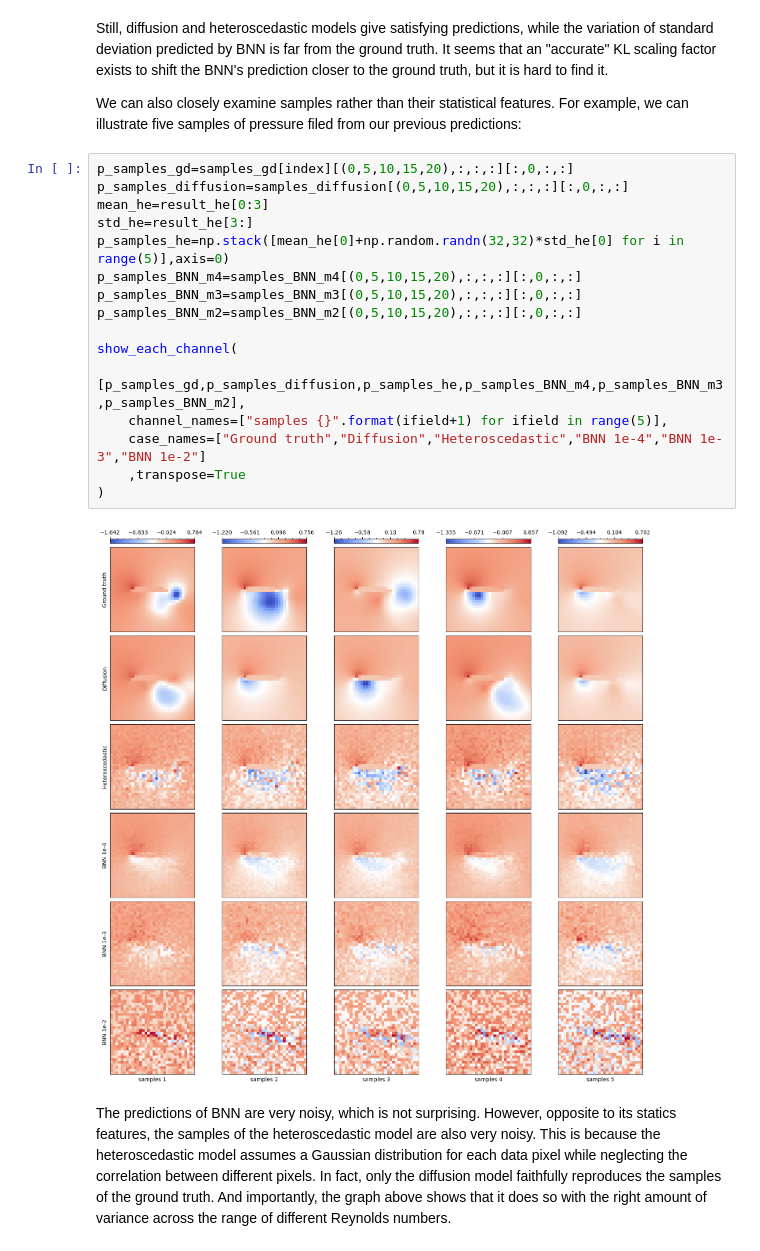
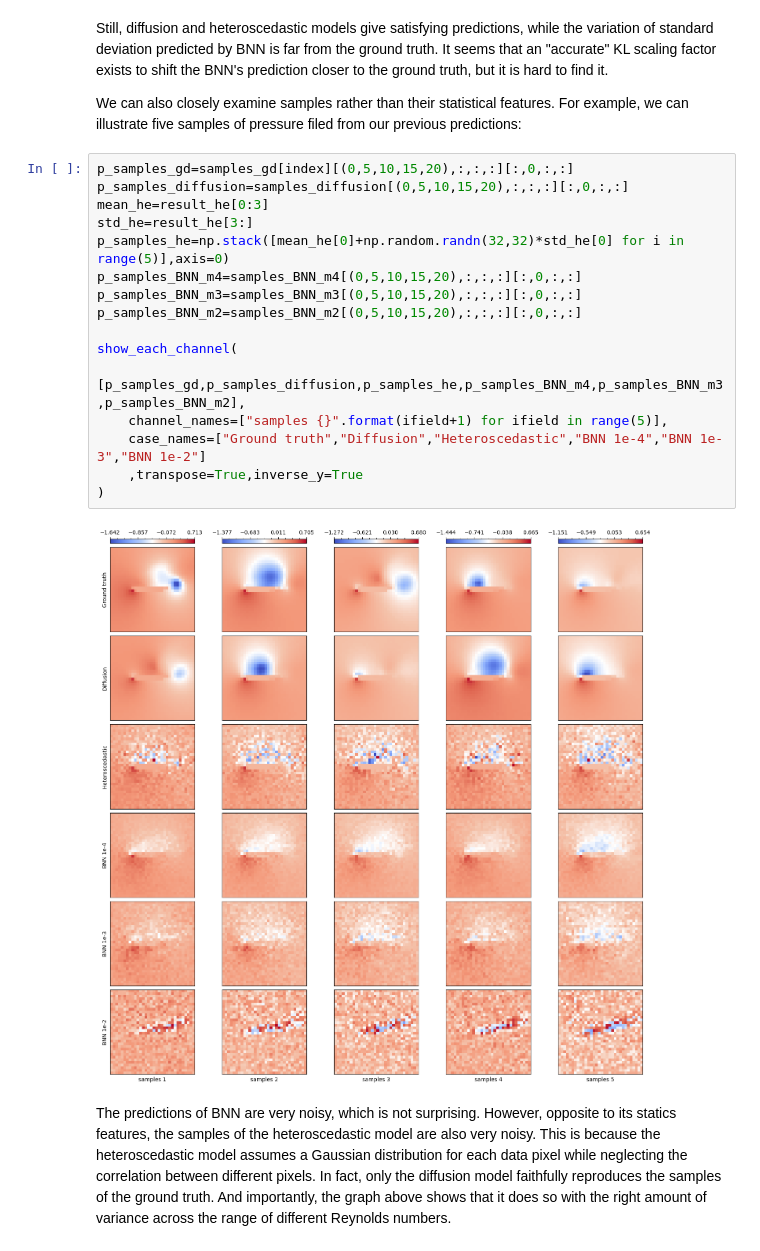
Before and after one commit to tum-pbs/Diffusion-based-Flow-Prediction, a Jupyter notebook: sample.ipynb, the cells around one changed output. Drawn from its saved outputs; the diff is of its cells as text.

```diff
--- a/sample.ipynb
+++ b/sample.ipynb
@@ -206,20 +206,20 @@ We can also closely examine samples rather than their statistical features. For
 # %%
 p_samples_gd=samples_gd[index][(0,5,10,15,20),:,:,:][:,0,:,:]
 p_samples_diffusion=samples_diffusion[(0,5,10,15,20),:,:,:][:,0,:,:]
 mean_he=result_he[0:3]
 std_he=result_he[3:]
 p_samples_he=np.stack([mean_he[0]+np.random.randn(32,32)*std_he[0] for i in range(5)],axis=0)
 p_samples_BNN_m4=samples_BNN_m4[(0,5,10,15,20),:,:,:][:,0,:,:]
 p_samples_BNN_m3=samples_BNN_m3[(0,5,10,15,20),:,:,:][:,0,:,:]
 p_samples_BNN_m2=samples_BNN_m2[(0,5,10,15,20),:,:,:][:,0,:,:]
 
 show_each_channel(
     [p_samples_gd,p_samples_diffusion,p_samples_he,p_samples_BNN_m4,p_samples_BNN_m3,p_samples_BNN_m2],
     channel_names=["samples {}".format(ifield+1) for ifield in range(5)],
     case_names=["Ground truth","Diffusion","Heteroscedastic","BNN 1e-4","BNN 1e-3","BNN 1e-2"]
-    ,transpose=True
+    ,transpose=True,inverse_y=True
 )
 # %% [output]
-[figure, old version]
+[figure, new version]
 # %% [markdown]
 The predictions of BNN are very noisy, which is not surprising. However, opposite to its statics features, the samples of the heteroscedastic model are also very noisy. This is because the heteroscedastic model assumes a Gaussian distribution for each data pixel while neglecting the correlation between different pixels. In fact, only the diffusion model faithfully reproduces the samples of the ground truth. And importantly, the graph above shows that it does so with the right amount of variance across the range of different Reynolds numbers.
```
Also changed, not shown: parts of 3 cells of this notebook.
